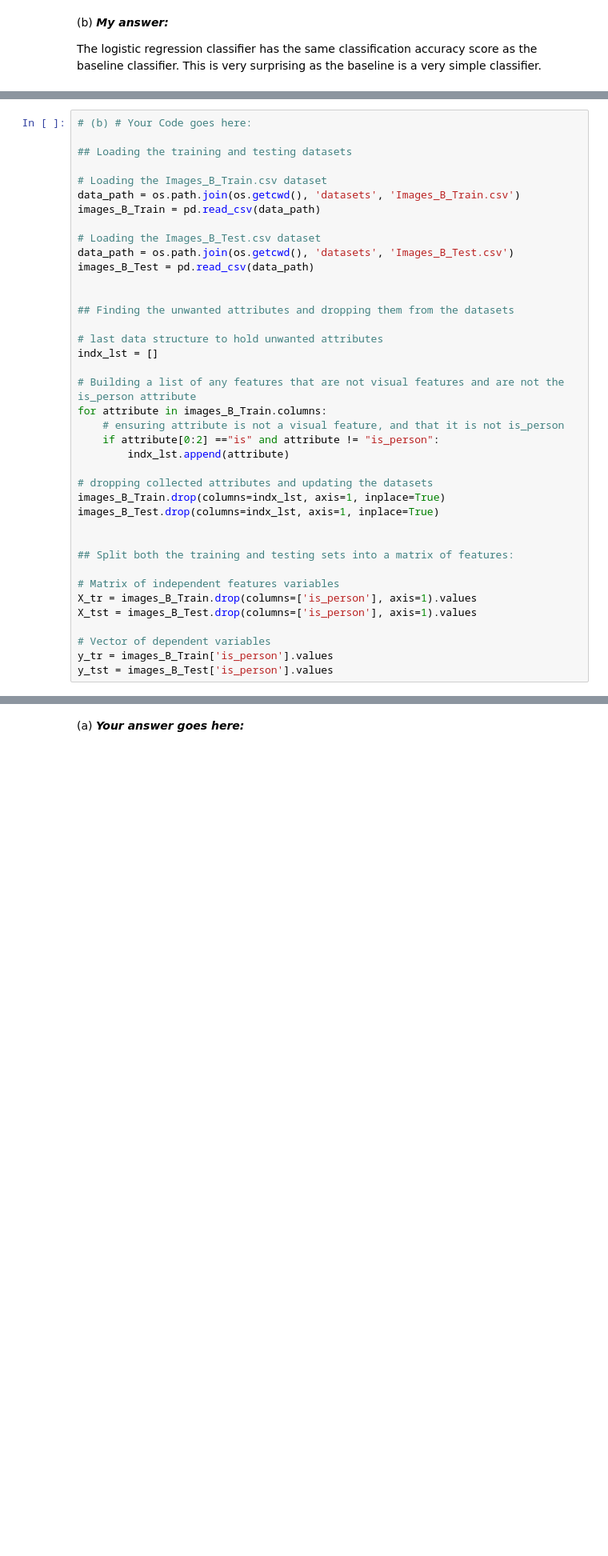
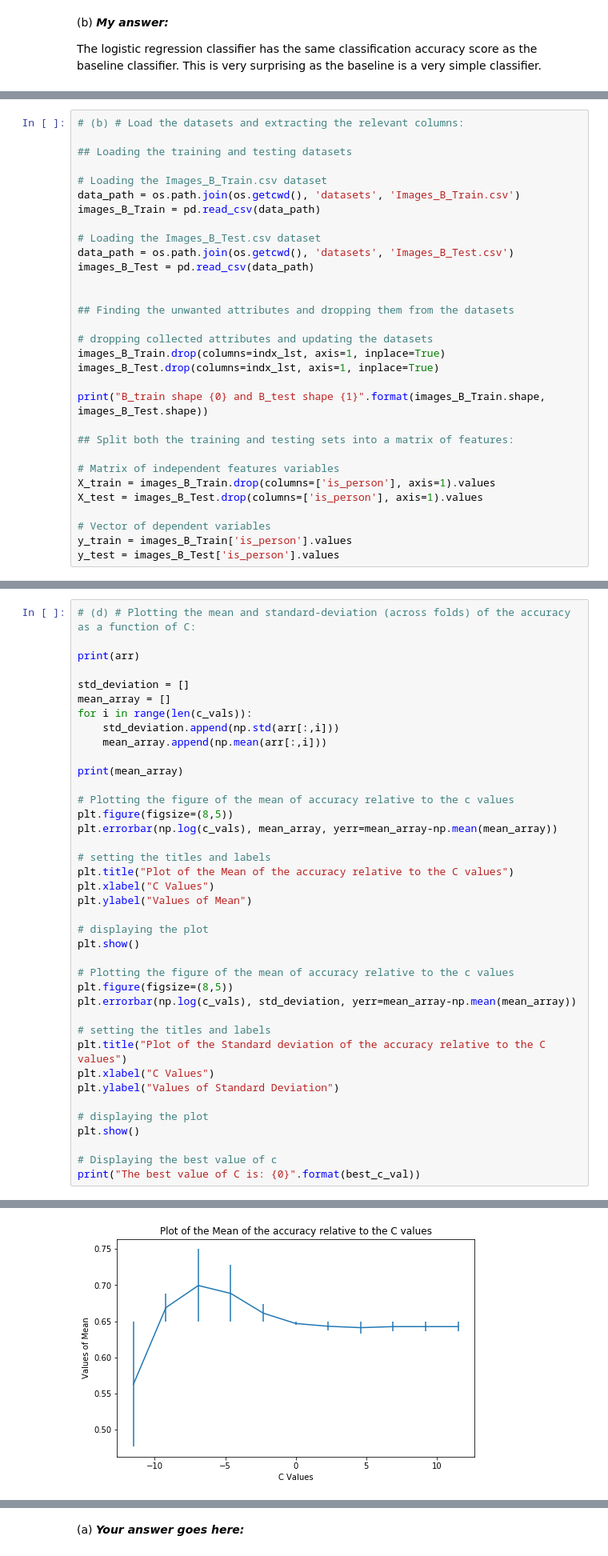
Before and after one commit to ZeroSum24/IAML2018, a Jupyter notebook: Assignments/03_A_ObjectRecognition.ipynb, the cells around one changed output, grey strips where cells are left out. Shown at 80% size. Saved outputs shown, nothing was run; the diff lists cells and outputs as text; blank space fills up the shorter version.

```diff
--- a/Assignments/03_A_ObjectRecognition.ipynb
+++ b/Assignments/03_A_ObjectRecognition.ipynb
@@ -413,5 +492,5 @@ So far we have used default settings for training the logistic regression classi
 # %%
-# (b) # Your Code goes here:
+# (b) # Load the datasets and extracting the relevant columns:
 
 ## Loading the training and testing datasets
 
@@ -426,26 +505,18 @@ images_B_Test = pd.read_csv(data_path)
 
 ## Finding the unwanted attributes and dropping them from the datasets
 
-# last data structure to hold unwanted attributes
-indx_lst = []
-
-# Building a list of any features that are not visual features and are not the is_person attribute
-for attribute in images_B_Train.columns:
-    # ensuring attribute is not a visual feature, and that it is not is_person
-    if attribute[0:2] =="is" and attribute != "is_person":
-        indx_lst.append(attribute)
-
 # dropping collected attributes and updating the datasets
 images_B_Train.drop(columns=indx_lst, axis=1, inplace=True)
 images_B_Test.drop(columns=indx_lst, axis=1, inplace=True)
 
+print("B_train shape {0} and B_test shape {1}".format(images_B_Train.shape, images_B_Test.shape))
 
 ## Split both the training and testing sets into a matrix of features:
 
 # Matrix of independent features variables
-X_tr = images_B_Train.drop(columns=['is_person'], axis=1).values
-X_tst = images_B_Test.drop(columns=['is_person'], axis=1).values
+X_train = images_B_Train.drop(columns=['is_person'], axis=1).values
+X_test = images_B_Test.drop(columns=['is_person'], axis=1).values
 
 # Vector of dependent variables
-y_tr = images_B_Train['is_person'].values
-y_tst = images_B_Test['is_person'].values
+y_train = images_B_Train['is_person'].values
+y_test = images_B_Test['is_person'].values
@@ -462,0 +552,40 @@ kf = KFold(n_splits=5, shuffle=True, random_state=0)
+# %%
+# (d) # Plotting the mean and standard-deviation (across folds) of the accuracy as a function of C:
+
+print(arr)
+
+std_deviation = []
+mean_array = []
+for i in range(len(c_vals)):
+    std_deviation.append(np.std(arr[:,i]))
+    mean_array.append(np.mean(arr[:,i]))
+
+print(mean_array)
+
+# Plotting the figure of the mean of accuracy relative to the c values
+plt.figure(figsize=(8,5))
+plt.errorbar(np.log(c_vals), mean_array, yerr=mean_array-np.mean(mean_array))
+
+# setting the titles and labels
+plt.title("Plot of the Mean of the accuracy relative to the C values")
+plt.xlabel("C Values")
+plt.ylabel("Values of Mean")
+
+# displaying the plot
+plt.show()
+
+# Plotting the figure of the mean of accuracy relative to the c values
+plt.figure(figsize=(8,5))
+plt.errorbar(np.log(c_vals), std_deviation, yerr=mean_array-np.mean(mean_array))
+
+# setting the titles and labels
+plt.title("Plot of the Standard deviation of the accuracy relative to the C values")
+plt.xlabel("C Values")
+plt.ylabel("Values of Standard Deviation")
+
+# displaying the plot
+plt.show()
+
+# Displaying the best value of c
+print("The best value of C is: {0}".format(best_c_val))
+# %% [output]
@@ -462,0 +603 @@ kf = KFold(n_splits=5, shuffle=True, random_state=0)
+[figure, added]
```
Also changed, not shown: parts of 47 cells of this notebook.
